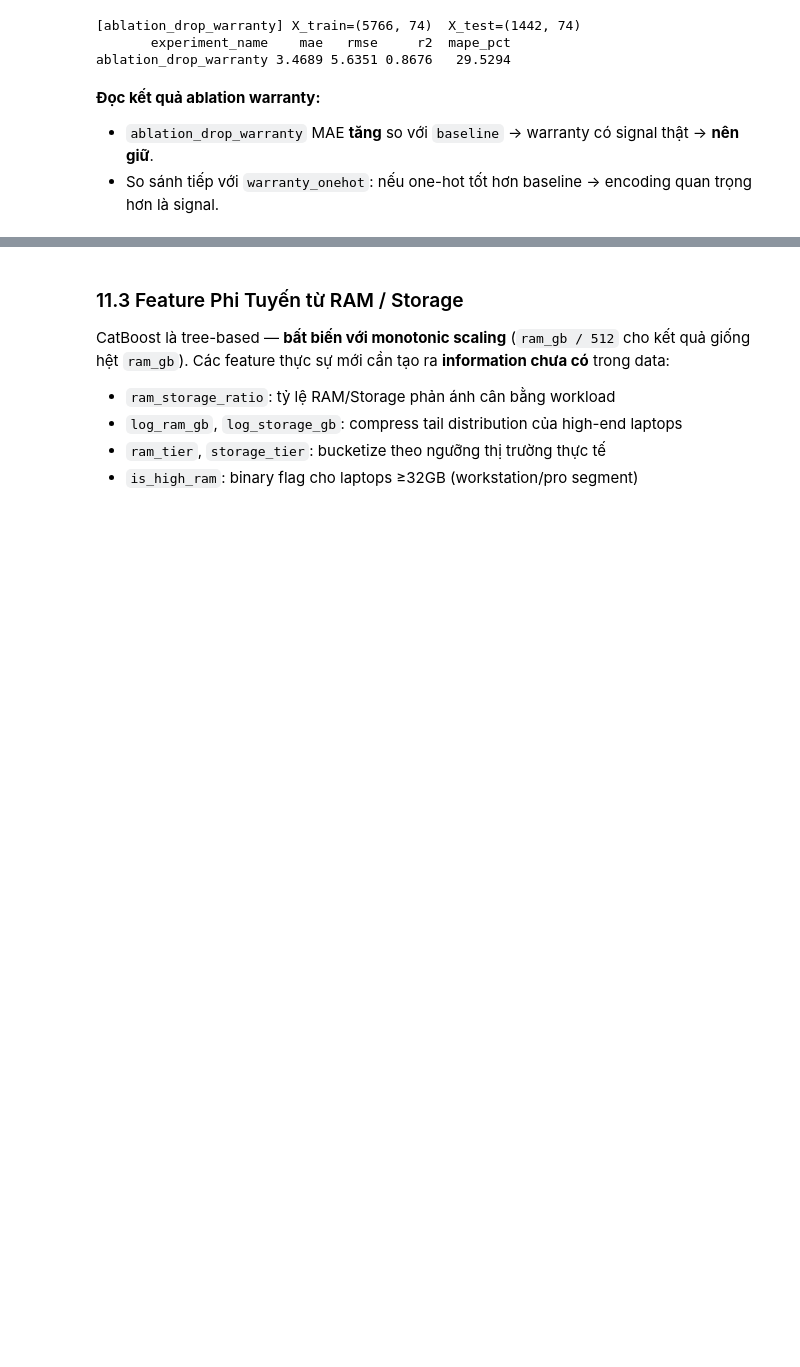
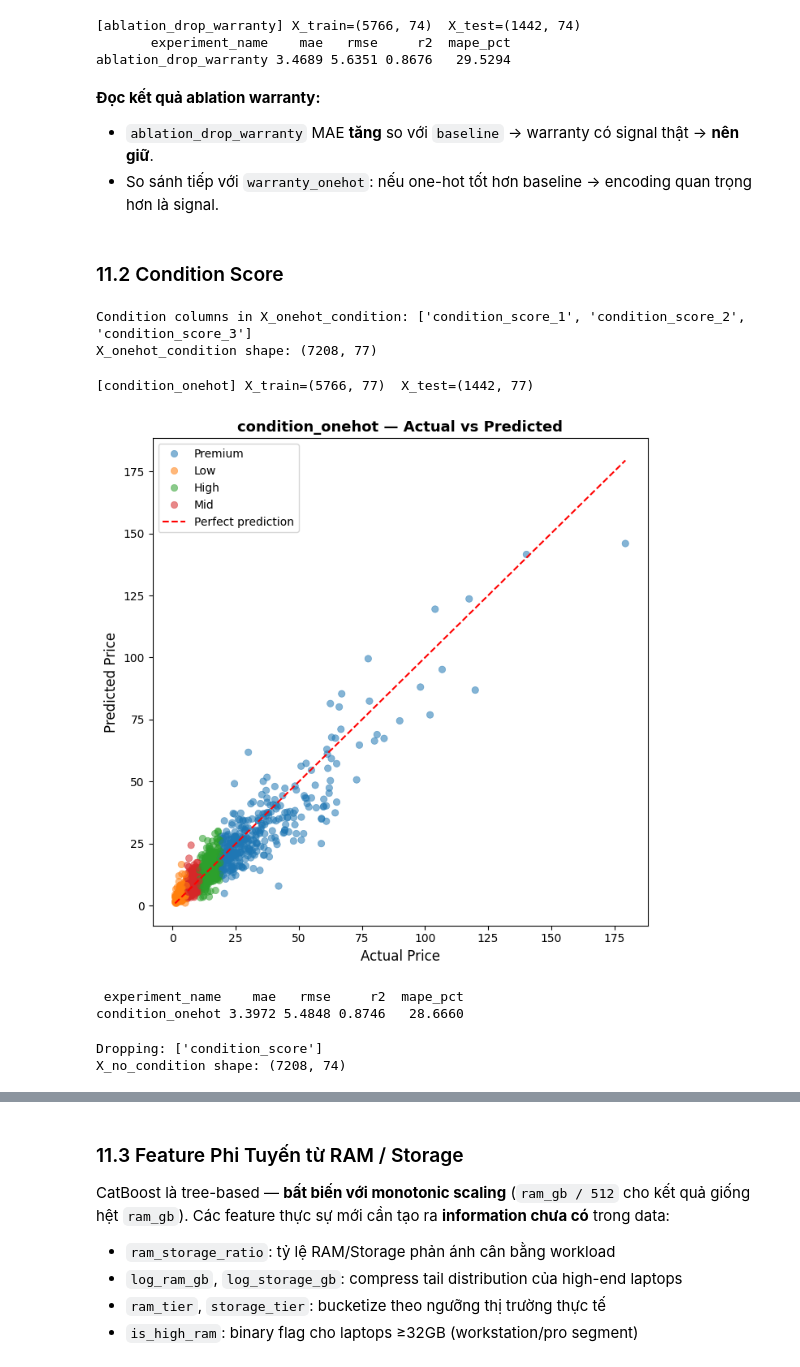
Before and after one commit to thisYui/Laptop-Price-Prediction, a Jupyter notebook: notebooks/modeling/11_feature_selection_and_ablation.ipynb, the cells around one changed output, grey strips where cells are left out. Saved outputs shown, nothing was run; the diff lists cells and outputs as text; code cells hidden in the pictures; blank space fills up the shorter version.

```diff
--- a/notebooks/modeling/11_feature_selection_and_ablation.ipynb
+++ b/notebooks/modeling/11_feature_selection_and_ablation.ipynb
@@ -2174,3 +2130,72 @@ ablation_drop_warranty 3.4689 5.6351 0.8676   29.5294
 **Đọc kết quả ablation warranty:**
 - `ablation_drop_warranty` MAE **tăng** so với `baseline` → warranty có signal thật → **nên giữ**.
 - So sánh tiếp với `warranty_onehot`: nếu one-hot tốt hơn baseline → encoding quan trọng hơn là signal.
+# %% [markdown]
+### 11.2 Condition Score
+# %%
+# ── Tạo X với one-hot condition_score ─────────────────────────────
+CONDITION_COL = "condition_score"
+
+df_c = df.copy().reset_index(drop=True)
+df_c[CONDITION_COL] = pd.to_numeric(df_c[CONDITION_COL], errors="coerce")
+
+# Validate: chỉ 3 giá trị hợp lệ
+assert df_c[CONDITION_COL].isin([1, 2, 3]).all(), "Unexpected condition_score values"
+
+df_c["condition_score_1"] = (df_c[CONDITION_COL] == 1).astype(int)
+df_c["condition_score_2"] = (df_c[CONDITION_COL] == 2).astype(int)
+df_c["condition_score_3"] = (df_c[CONDITION_COL] == 3).astype(int)
+
+# Drop cột gốc sau khi one-hot
+df_c = df_c.drop(columns=[CONDITION_COL])
+
+X_onehot_condition = (
+    df_c.drop(columns=EXCLUDE_COLS, errors="ignore")
+        .select_dtypes(include=[np.number])
+        .copy()
+)
+
+# Kiểm tra condition columns thay đổi đúng
+assert CONDITION_COL not in X_onehot_condition.columns, "Original condition_score column still present!"
+
+new_c_cols = [c for c in X_onehot_condition.columns if "condition" in c]
+
+print("Condition columns in X_onehot_condition:", new_c_cols)
+print("X_onehot_condition shape:", X_onehot_condition.shape)
+# %% [output]
+Condition columns in X_onehot_condition: ['condition_score_1', 'condition_score_2', 'condition_score_3']
+X_onehot_condition shape: (7208, 77)
+# %%
+result_onehot_c, metrics_onehot_c = run_experiment(
+    X=X_onehot_condition,
+    y_log=y_log,
+    y_price=y_price,
+    train_idx=train_idx,
+    test_idx=test_idx,
+    seg_test=seg_test,
+    experiment_name="condition_onehot",
+    plot=True,
+)
+# %% [output]
+[condition_onehot] X_train=(5766, 77)  X_test=(1442, 77)
+[figure, added]
+ experiment_name    mae   rmse     r2  mape_pct
+condition_onehot 3.3972 5.4848 0.8746   28.6660
+# %%
+# Drop tất cả condition columns
+condition_cols_to_drop = [
+    c for c in X_baseline.columns
+    if "condition" in c.lower()
+]
+
+print("Dropping:", condition_cols_to_drop)
+
+X_no_condition = X_baseline.drop(
+    columns=condition_cols_to_drop,
+    errors="ignore"
+).copy()
+
+print("X_no_condition shape:", X_no_condition.shape)
+# %% [output]
+Dropping: ['condition_score']
+X_no_condition shape: (7208, 74)
```
Also changed, not shown: parts of 18 cells of this notebook, 5 other files.
